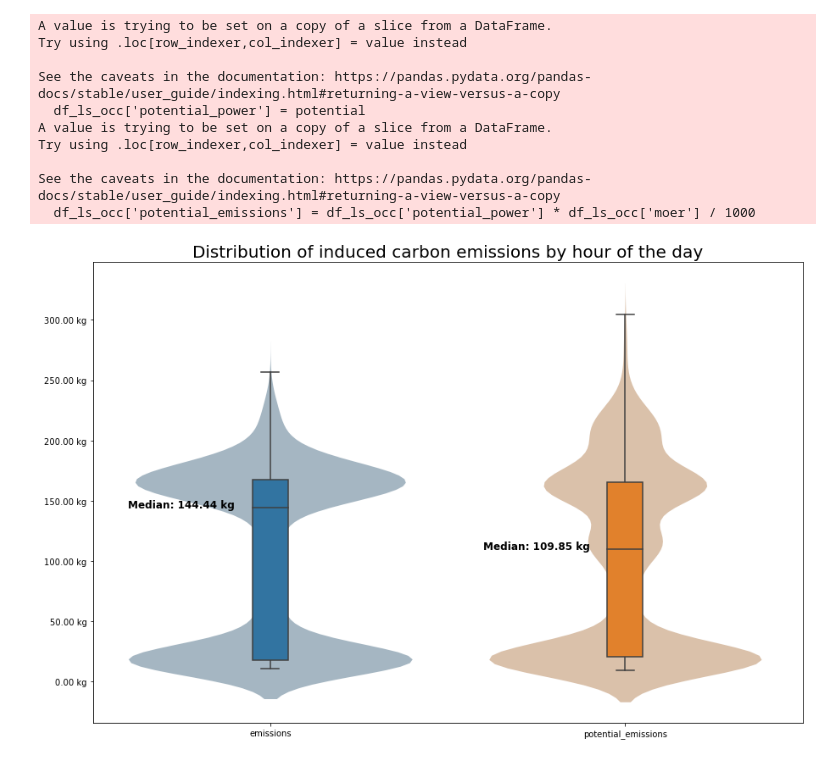
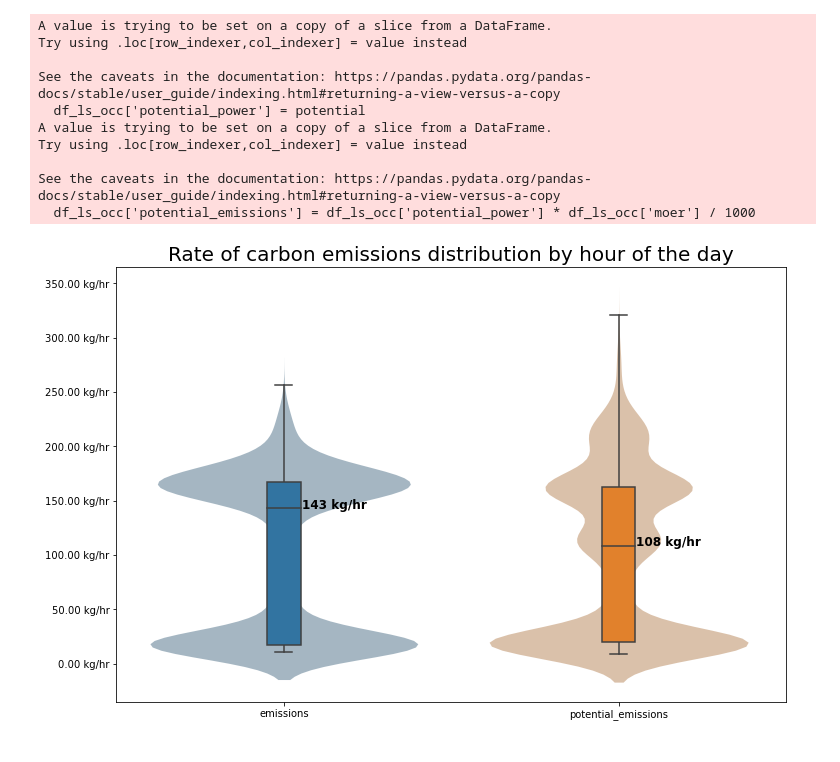
Before and after one commit to ZAY630/ls_sdh, a Jupyter notebook: analysis.ipynb, the cells around one changed output. Drawn from its saved outputs; the diff is of its cells as text; code cells hidden in the pictures.

```diff
--- a/analysis.ipynb
+++ b/analysis.ipynb
@@ -168,0 +91,5 @@ utils_plot.plot_hourly_heatmap(df_grid, ['renew'], 'California ISO renewable sup
+# %%
+hvac = df_power['SDH.SW.MSA.MAIN.PWR REAL 3 P'] - df_power['SDH.SW.MSA.MS41A.PWR REAL 3 P'] + df_power['SDH.SW.MSB.MS41B.PWR REAL 3 P']
+df_HVAC = pd.DataFrame({'datetime': df_power['datetime'], 'HVAC': hvac})
+columns = ['HVAC']
+df_HVAC.head()
@@ -168,0 +109,10 @@ utils_plot.plot_hourly_heatmap(df_grid, ['renew'], 'California ISO renewable sup
+# %%
+df_temp = pd.merge(df_HVAC, df_moer, on = 'datetime', how = 'outer')
+df_emissions = df_temp.copy()
+
+# Multiply all columns except the first and last by the last column
+df_emissions.iloc[:, 1:-1] = df_emissions.iloc[:, 1:-1].multiply(df_emissions.iloc[:, -1], axis="index") / 1000
+df_emissions = df_emissions.drop(columns=['value', 'moer'])
+# Now 'new_df' is the new DataFrame with the desired calculations
+
+df_emissions.head()
@@ -302,12 +263,20 @@ utils_plot.create_violin_plot(df_pivot, range(7, 18), ' kg', 'Distribution of in
 # %%
 # Prepare dataframe
-power = df_power[columns + ['datetime']]
-power.columns = ['power', 'datetime']
-emissions = df_emissions[columns + ['datetime']]
-emissions.columns = ['emissions', 'datetime']
+power = df_HVAC[['datetime'] + columns]
+power.columns = ['datetime', 'power']
+emissions = df_emissions[['datetime'] + columns]
+emissions.columns = ['datetime', 'emissions']
 
+# merge
 df_ls = pd.merge(emissions, power, on = 'datetime', how = 'outer')
 df_ls = pd.merge(df_ls, df_moer[['datetime', 'moer']], on = 'datetime', how = 'outer')
+
+# interpolation for missing data
+df_ls = df_ls.set_index('datetime')
+df_ls = df_ls.groupby(pd.Grouper(freq='D')).apply(utils_get.process_group).dropna(how='all', axis=0)
+df_ls.reset_index(inplace=True)
+
+# filter out occupied hours
 df_ls = df_ls[(df_ls['datetime'].dt.month >= 3) & (df_ls['datetime'].dt.month <= 7)]
 df_ls_occ = df_ls[(df_ls['datetime'].dt.hour >= 7) & (df_ls['datetime'].dt.hour <= 18)]
 df_ls_occ['hod'] = df_ls_occ['datetime'].dt.hour
@@ -323,13 +292,13 @@ potential = []
 i = 0
 saving = 0
 while i < len(df_ls_occ):
-    if df_ls_occ['hod'][i] in[10, 11, 12, 13]:
+    if df_ls_occ['hod'][i] in[11, 12, 13, 14]:
         potential.append(df_ls_occ["power"][i] * 1.25)
         saving = saving - df_ls_occ["power"][i] * 0.25
-    elif df_ls_occ['hod'][i] in[14, 15, 16]:
+    elif df_ls_occ['hod'][i] in[15, 16, 17]:
         potential.append(df_ls_occ["power"][i] + saving / 12)
     else:
-        if df_ls_occ['hod'][i] == 17:
+        if df_ls_occ['hod'][i] == 18:
             saving = 0
         potential.append(df_ls_occ["power"][i])
     i = i + 1
@@ -348,6 +317,6 @@ Try using .loc[row_indexer,col_indexer] = value instead
 See the caveats in the documentation: https://pandas.pydata.org/pandas-docs/stable/user_guide/indexing.html#returning-a-view-versus-a-copy
   df_ls_occ['potential_emissions'] = df_ls_occ['potential_power'] * df_ls_occ['moer'] / 1000
 # %%
-utils_plot.create_violin_plot(df_ls_occ, ['emissions', 'potential_emissions'], ' kg', 'Distribution of induced carbon emissions by hour of the day', figsize=(15, 10))
+utils_plot.create_violin_plot(df_ls_occ, ['emissions', 'potential_emissions'], ' kg/hr', 'Rate of carbon emissions distribution by hour of the day', figsize=(12, 8))
 # %% [output]
-[figure, old version]
+[figure, new version]
```
Also changed, not shown: parts of 65 cells of this notebook, 5 other files.
